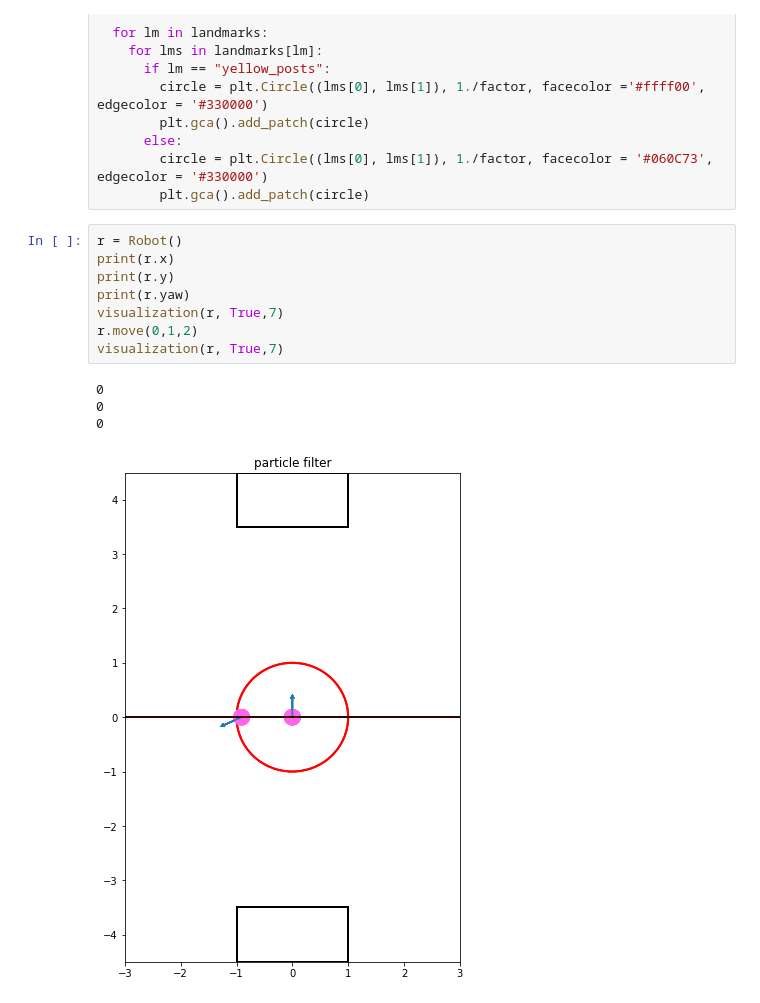
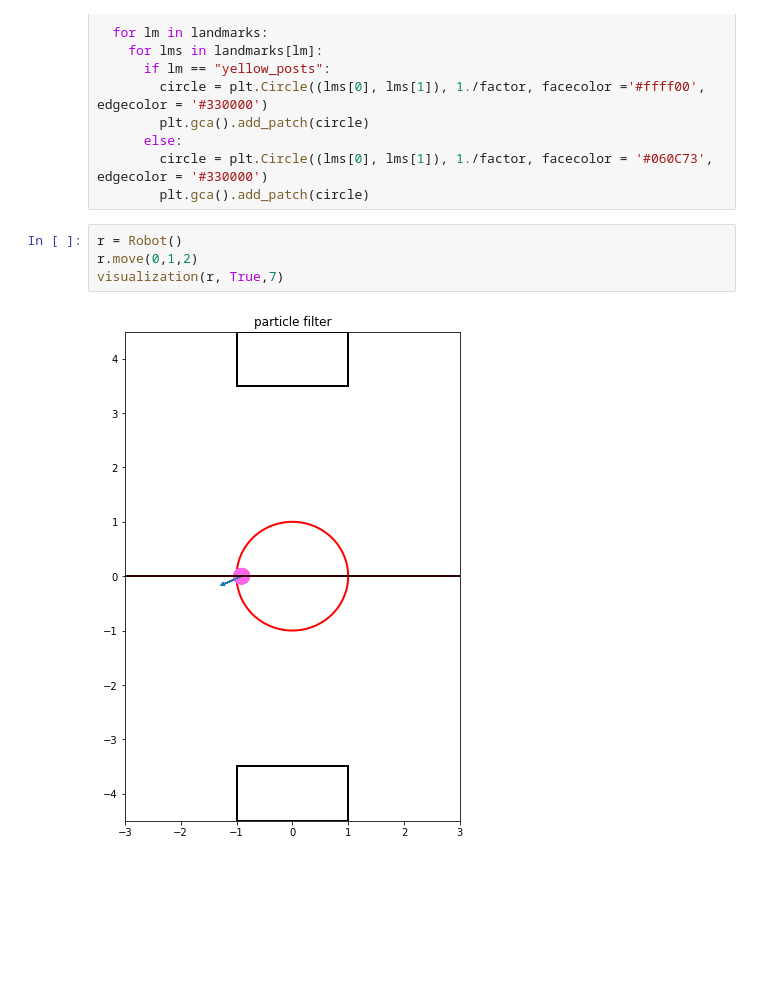
Before and after one commit to haminhtien99/cvr_course, a Jupyter notebook: notebooks/localization_hw8.ipynb, the cells around one changed output. Drawn from its saved outputs; the diff is of its cells as text; blank space fills up the shorter version.

```diff
--- a/notebooks/localization_hw8.ipynb
+++ b/notebooks/localization_hw8.ipynb
@@ -183,15 +189,8 @@ def visualization(robot, pr, factor = 7):
         plt.gca().add_patch(circle)
 # %%
 r = Robot()
-print(r.x)
-print(r.y)
-print(r.yaw)
-visualization(r, True,7)
 r.move(0,1,2)
 visualization(r, True,7)
 # %% [output]
-0
-0
-0
-[figure, old version]
+[figure, new version]
 # %%
```
Also changed, not shown: parts of 5 cells of this notebook.
